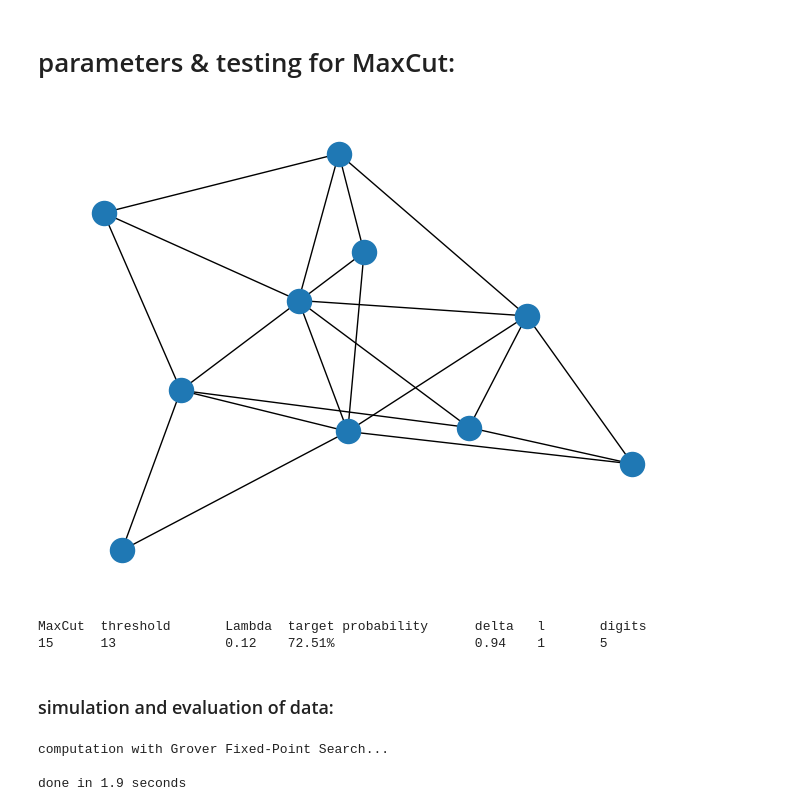
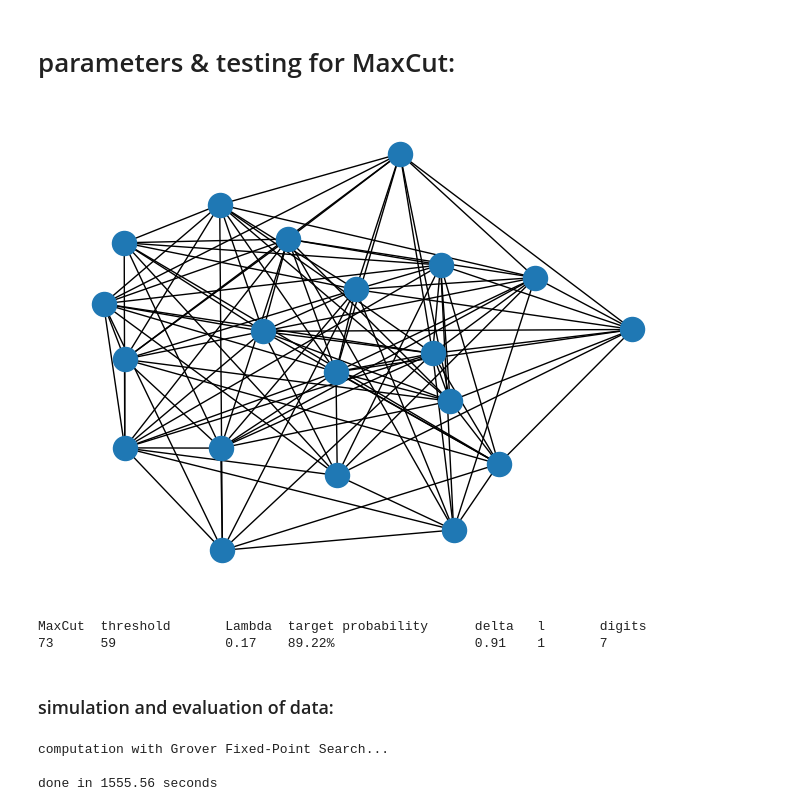
Before and after one commit to akos-nagy/FPGAS_for_QUBO, a Jupyter notebook: code/Grover_FPS_for_QUBO.ipynb, the cells around one changed output. Drawn from its saved outputs; the diff is of its cells as text; code cells hidden in the pictures.

Commit message:
paper mostly done

```diff
--- a/code/Grover_FPS_for_QUBO.ipynb
+++ b/code/Grover_FPS_for_QUBO.ipynb
@@ -299,13 +234,13 @@ def GroverFPSForQUBO(QuadraticForm: list[list[int]], digits: int, threshold: int
 # parameters & testing for MaxCut:
 # %%
 # random, connected graph
-NumberOfVertices, EdgeProbability = 10, 5e-1
+NumberOfVertices, EdgeProbability = 20, 5e-1
 Graph = nx.erdos_renyi_graph(NumberOfVertices, EdgeProbability)
 while not nx.is_connected(Graph):
     Graph = nx.erdos_renyi_graph(NumberOfVertices, EdgeProbability)
 nx.draw(Graph, with_labels=False)
 # %% [output]
-[figure, old version]
+[figure, new version]
 # %%
 GraphLaplacian = nx.laplacian_matrix(Graph).toarray()
 NumberOfEdges = np.trace(GraphLaplacian) // 2
@@ -333,10 +268,10 @@ l = 1
 delta = GroverParameterOptimizerForComplexity(l, Lambda, 10)
 TargetProbability = GroverProbability(delta, Lambda)
 
-print(f"MaxCut\tthreshold\tLambda\ttarget probability\tdelta\tl\tdigits\n{MaxCut}\t{threshold}\t\t{np.round(Lambda, 2)}\t{TargetProbability:.2%}\t\t\t{np.round(delta, 2)}\t{l}\t{digits}\n")
+print(f"MaxCut\tthreshold\tLambda\ttarget probability\tdelta\tl\tdigits\n{MaxCut}\t{threshold}\t\t{Lambda:.2f}\t{TargetProbability:.2%}\t\t\t{delta:.2}\t{l}\t{digits}\n")
 # %% [output]
 MaxCut  threshold       Lambda  target probability      delta   l       digits
-15      13              0.12    72.51%                  0.94    1       5
+73      59              0.17    89.22%                  0.91    1       7
 # %% [markdown]
 ### simulation and evaluation of data:
 # %%
@@ -344,7 +279,7 @@ noise = True
 noise = False
 
 print(f"\ncomputation with Grover Fixed-Point Search...\n")
-StartTime = timer()
+Start = timer()
 
 QC = GroverFPSForQUBO(QuadraticForm, digits, threshold, l, delta)
 
@@ -364,14 +299,13 @@ else:
                    backend=simulator,
                    basis_gates=["u", "cx", "save_statevector"],
                    optimization_level=3)
-    psi = Statevector(execute(QC, simulator).result().get_statevector())
+    psi = Statevector(simulator.run(QC).result().get_statevector())
 
-EndTime = timer()
-print(f"done in {np.round(EndTime - StartTime, 2)} seconds\n")
+print(f"done in {(timer() - Start):.2f} seconds\n")
 # %% [output]
 computation with Grover Fixed-Point Search...
 
-done in 1.9 seconds
+done in 1555.56 seconds
 # %%
 probabilities = psi.probabilities(np.arange(QC.num_qubits - QC.num_ancillas))
 distribution = np.array([np.sum(np.where(cuts == cut, probabilities, 0)) for cut in range(MaxCut + 1)])
```
Also changed, not shown: parts of 12 cells of this notebook, 11 other files.
